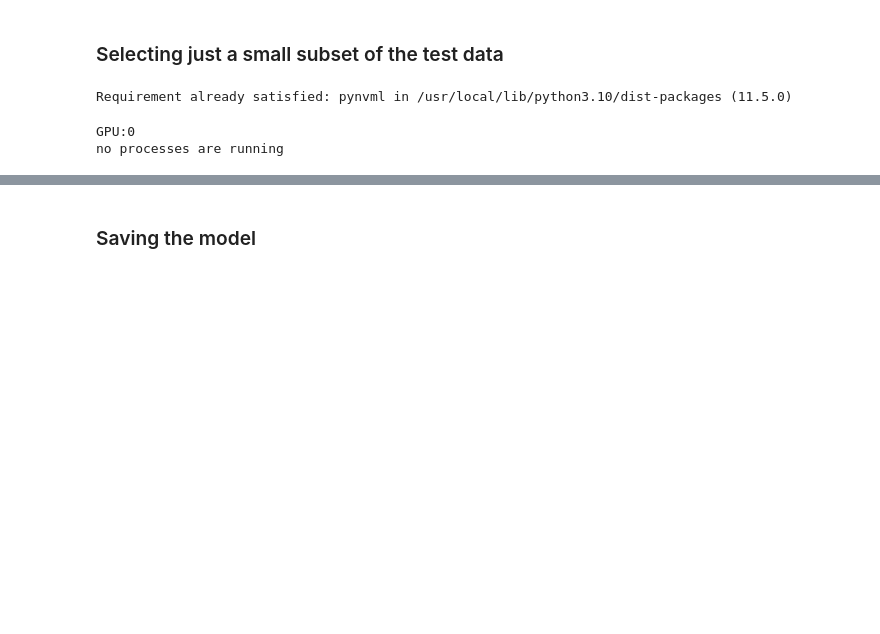
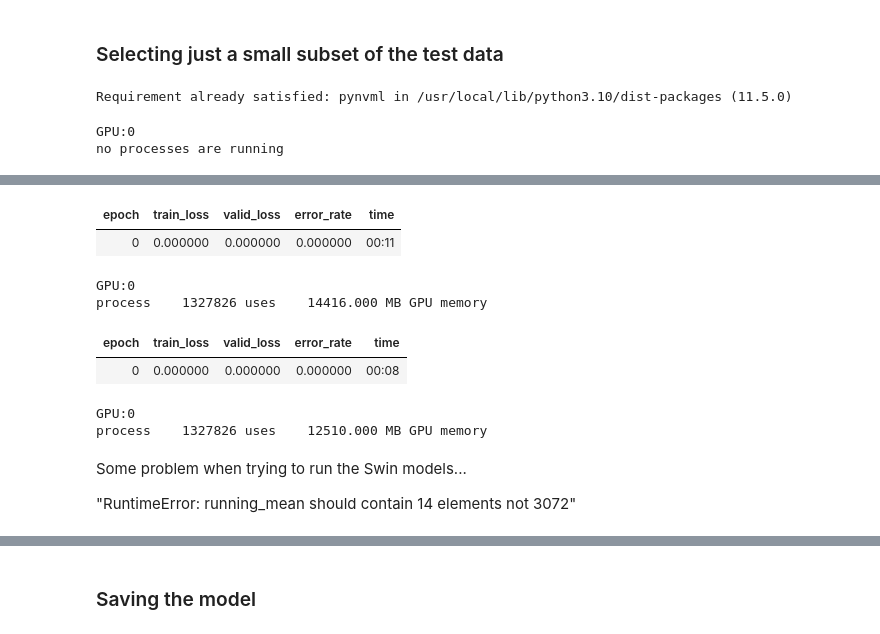
Before and after one commit to jalkestrup/fastai_course, a Jupyter notebook: 06_Paddy_vision/paddy_part3.ipynb, the cells around one changed output, grey strips where cells are left out. Drawn from its saved outputs; the diff is of its cells as text; code cells hidden in the pictures; blank space fills up the shorter version.

```diff
--- a/06_Paddy_vision/paddy_part3.ipynb
+++ b/06_Paddy_vision/paddy_part3.ipynb
@@ -212,0 +219,22 @@ process       4786 uses    11086.000 MB GPU memory
+# %%
+#Larger image augm
+train_model('convnext_large_in22k', (320,240), epochs=1, accum=2, finetune=False)
+report_gpu()
+# %% [output]
+| epoch | train_loss | valid_loss | error_rate | time |
+| 0 | 0.000000 | 0.000000 | 0.000000 | 00:11 |
+GPU:0
+process    1327826 uses    14416.000 MB GPU memory
+# %%
+#Vit large
+train_model('vit_large_patch16_224', 224, epochs=1, accum=2, finetune=False)
+report_gpu()
+# %% [output]
+| epoch | train_loss | valid_loss | error_rate | time |
+| 0 | 0.000000 | 0.000000 | 0.000000 | 00:08 |
+GPU:0
+process    1327826 uses    12510.000 MB GPU memory
+# %% [markdown]
+Some problem when trying to run the Swin models...
+
+"RuntimeError: running_mean should contain 14 elements not 3072"
```
Also changed, not shown: parts of 21 cells of this notebook.
